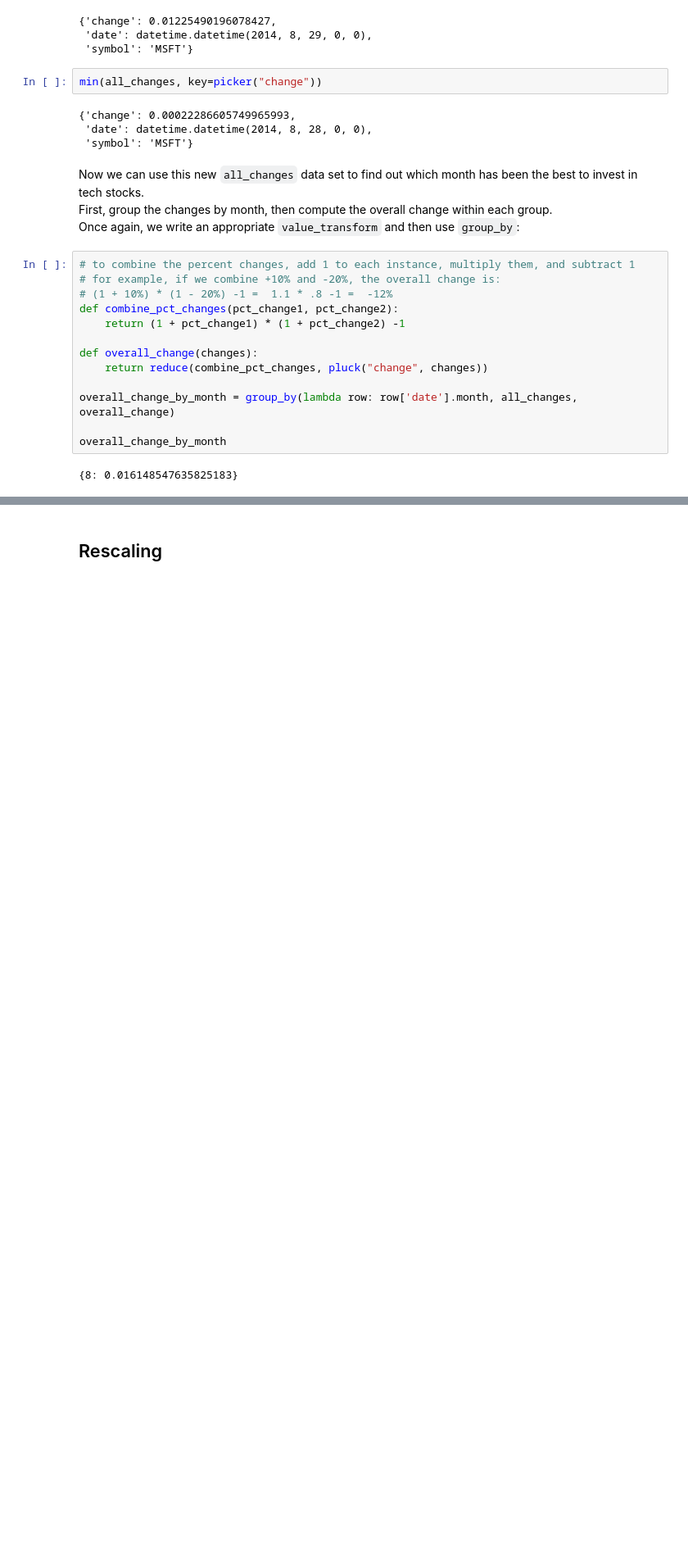
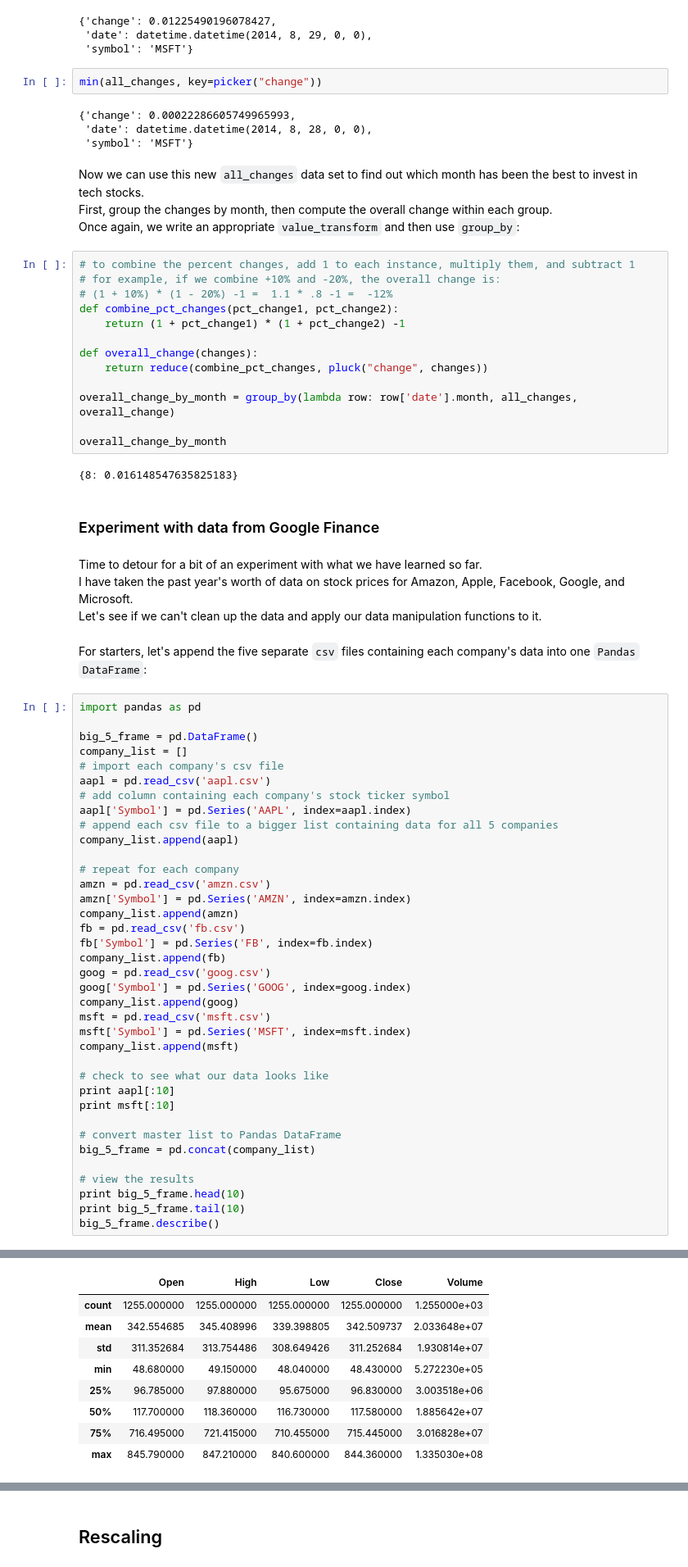
Before and after one commit to bgroveben/DataScienceFromScratch, a Jupyter notebook: 10_Chapter_Working_With_Data.ipynb, the cells around one changed output, grey strips where cells are left out. Shown at 82% size. Drawn from its saved outputs; the diff is of its cells as text; blank space fills up the shorter version.

```diff
--- a/10_Chapter_Working_With_Data.ipynb
+++ b/10_Chapter_Working_With_Data.ipynb
@@ -463,3 +483,49 @@ overall_change_by_month = group_by(lambda row: row['date'].month, all_changes, o
 overall_change_by_month
 # %% [output]
 {8: 0.016148547635825183}
+# %% [markdown]
+### Experiment with data from Google Finance
+# %% [markdown]
+Time to detour for a bit of an experiment with what we have learned so far.
+I have taken the past year's worth of data on stock prices for Amazon, Apple, Facebook, Google, and Microsoft.
+Let's see if we can't clean up the data and apply our data manipulation functions to it.
+# %% [markdown]
+For starters, let's append the five separate `csv` files containing each company's data into one `Pandas` `DataFrame`:
+# %%
+import pandas as pd
+
+big_5_frame = pd.DataFrame()
+company_list = []
+# import each company's csv file
+aapl = pd.read_csv('aapl.csv')
+# add column containing each company's stock ticker symbol
+aapl['Symbol'] = pd.Series('AAPL', index=aapl.index)
+# append each csv file to a bigger list containing data for all 5 companies
+company_list.append(aapl)
+
+# repeat for each company
+amzn = pd.read_csv('amzn.csv')
+amzn['Symbol'] = pd.Series('AMZN', index=amzn.index)
+company_list.append(amzn)
+fb = pd.read_csv('fb.csv')
+fb['Symbol'] = pd.Series('FB', index=fb.index)
+company_list.append(fb)
+goog = pd.read_csv('goog.csv')
+goog['Symbol'] = pd.Series('GOOG', index=goog.index)
+company_list.append(goog)
+msft = pd.read_csv('msft.csv')
+msft['Symbol'] = pd.Series('MSFT', index=msft.index)
+company_list.append(msft)
+
+# check to see what our data looks like
+print aapl[:10]
+print msft[:10]
+
+# convert master list to Pandas DataFrame
+big_5_frame = pd.concat(company_list)
+
+# view the results
+print big_5_frame.head(10)
+print big_5_frame.tail(10)
+big_5_frame.describe()
+# %% [output]
@@ -465,0 +549,9 @@ overall_change_by_month
+|  | Open | High | Low | Close | Volume |
+| count | 1255.000000 | 1255.000000 | 1255.000000 | 1255.000000 | 1.255000e+03 |
+| mean | 342.554685 | 345.408996 | 339.398805 | 342.509737 | 2.033648e+07 |
+| std | 311.352684 | 313.754486 | 308.649426 | 311.252684 | 1.930814e+07 |
+| min | 48.680000 | 49.150000 | 48.040000 | 48.430000 | 5.272230e+05 |
+| 25% | 96.785000 | 97.880000 | 95.675000 | 96.830000 | 3.003518e+06 |
+| 50% | 117.700000 | 118.360000 | 116.730000 | 117.580000 | 1.885642e+07 |
+| 75% | 716.495000 | 721.415000 | 710.455000 | 715.445000 | 3.016828e+07 |
+| max | 845.790000 | 847.210000 | 840.600000 | 844.360000 | 1.335030e+08 |
```
Also changed, not shown: parts of 31 cells of this notebook, 5 other files.
